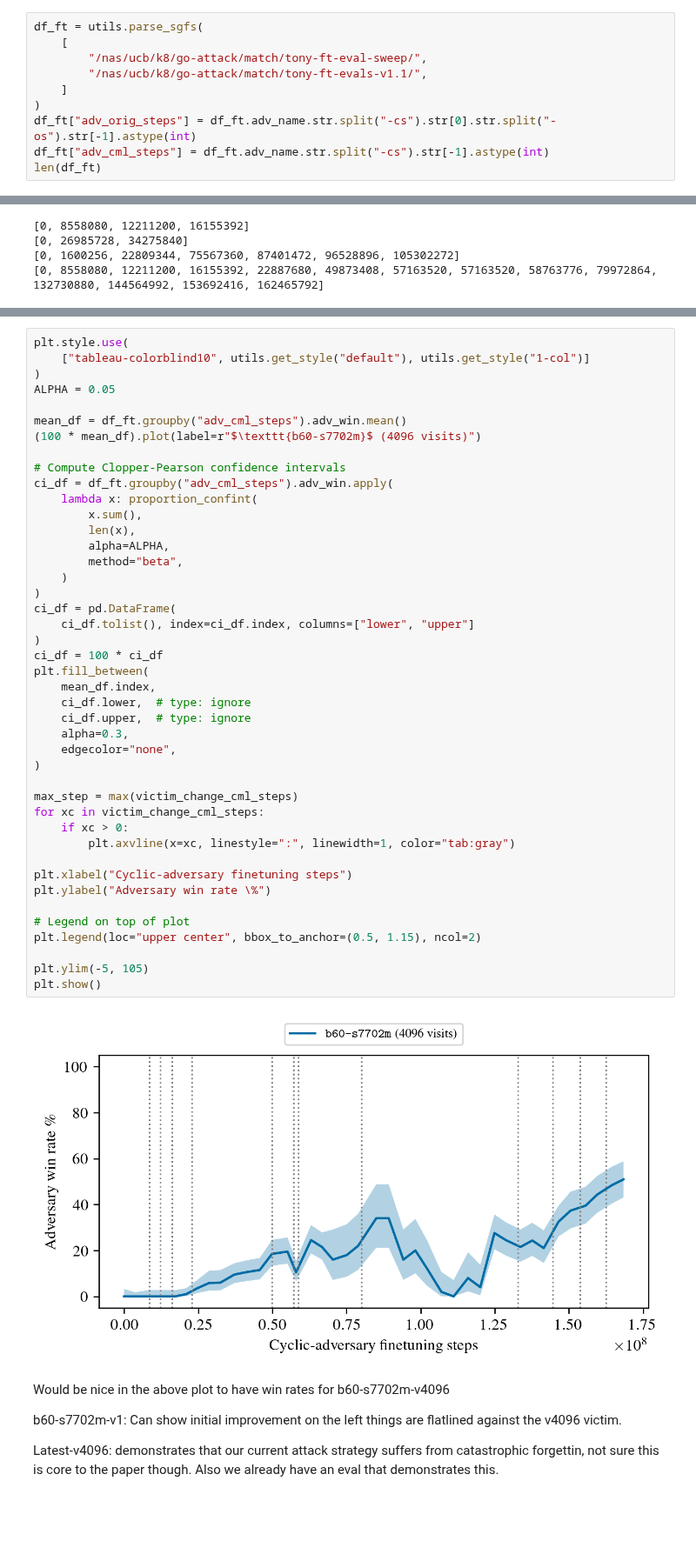
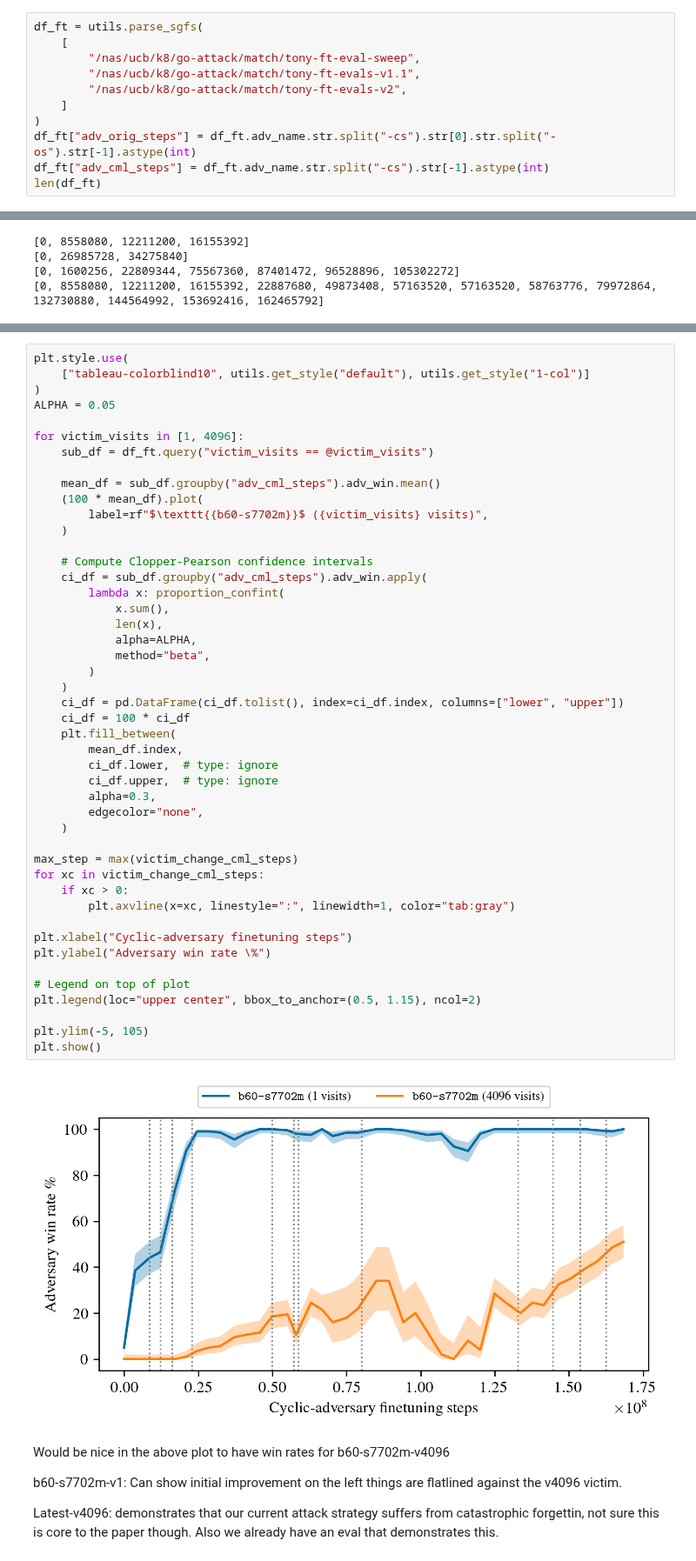
Before and after one commit to AlignmentResearch/KataGoVisualizer, a Jupyter notebook: notebooks/notebooks/paper/katago-new-ckpt-evals.ipynb, the cells around one changed output, grey strips where cells are left out. Shown at 87% size. Cells and saved outputs as stored; diff of their text form; blank space fills up the shorter version.

```diff
--- a/notebooks/notebooks/paper/katago-new-ckpt-evals.ipynb
+++ b/notebooks/notebooks/paper/katago-new-ckpt-evals.ipynb
@@ -195,8 +195,9 @@ for net_type in ["b40c256", "b60c320", "b18c384nbt"]:
 # %%
 df_ft = utils.parse_sgfs(
     [
-        "/nas/ucb/k8/go-attack/match/tony-ft-eval-sweep/",
-        "/nas/ucb/k8/go-attack/match/tony-ft-evals-v1.1/",
+        "/nas/ucb/k8/go-attack/match/tony-ft-eval-sweep",
+        "/nas/ucb/k8/go-attack/match/tony-ft-evals-v1.1",
+        "/nas/ucb/k8/go-attack/match/tony-ft-evals-v2",
     ]
 )
 df_ft["adv_orig_steps"] = df_ft.adv_name.str.split("-cs").str[0].str.split("-os").str[-1].astype(int)
@@ -232,48 +248,51 @@ print(victim_change_cml_steps)
 # %%
 plt.style.use(
     ["tableau-colorblind10", utils.get_style("default"), utils.get_style("1-col")]
 )
 ALPHA = 0.05
 
-mean_df = df_ft.groupby("adv_cml_steps").adv_win.mean()
-(100 * mean_df).plot(label=r"$\texttt{b60-s7702m}$ (4096 visits)")
+for victim_visits in [1, 4096]:
+    sub_df = df_ft.query("victim_visits == @victim_visits")
 
-# Compute Clopper-Pearson confidence intervals
-ci_df = df_ft.groupby("adv_cml_steps").adv_win.apply(
-    lambda x: proportion_confint(
-        x.sum(),
-        len(x),
-        alpha=ALPHA,
-        method="beta",
+    mean_df = sub_df.groupby("adv_cml_steps").adv_win.mean()
+    (100 * mean_df).plot(
+        label=rf"$\texttt{{b60-s7702m}}$ ({victim_visits} visits)",
     )
-)
-ci_df = pd.DataFrame(
-    ci_df.tolist(), index=ci_df.index, columns=["lower", "upper"]
-)
-ci_df = 100 * ci_df
-plt.fill_between(
-    mean_df.index,
-    ci_df.lower,  # type: ignore
-    ci_df.upper,  # type: ignore
-    alpha=0.3,
-    edgecolor="none",
-)
+
+    # Compute Clopper-Pearson confidence intervals
+    ci_df = sub_df.groupby("adv_cml_steps").adv_win.apply(
+        lambda x: proportion_confint(
+            x.sum(),
+            len(x),
+            alpha=ALPHA,
+            method="beta",
+        )
+    )
+    ci_df = pd.DataFrame(ci_df.tolist(), index=ci_df.index, columns=["lower", "upper"])
+    ci_df = 100 * ci_df
+    plt.fill_between(
+        mean_df.index,
+        ci_df.lower,  # type: ignore
+        ci_df.upper,  # type: ignore
+        alpha=0.3,
+        edgecolor="none",
+    )
 
 max_step = max(victim_change_cml_steps)
 for xc in victim_change_cml_steps:
     if xc > 0:
         plt.axvline(x=xc, linestyle=":", linewidth=1, color="tab:gray")
 
 plt.xlabel("Cyclic-adversary finetuning steps")
 plt.ylabel("Adversary win rate \%")
 
 # Legend on top of plot
 plt.legend(loc="upper center", bbox_to_anchor=(0.5, 1.15), ncol=2)
 
 plt.ylim(-5, 105)
 plt.show()
 # %% [output]
-[figure, old version]
+[figure, new version]
 # %% [markdown]
 Would be nice in the above plot to have win rates for b60-s7702m-v4096
 
```
Also changed, not shown: parts of 2 cells of this notebook.
